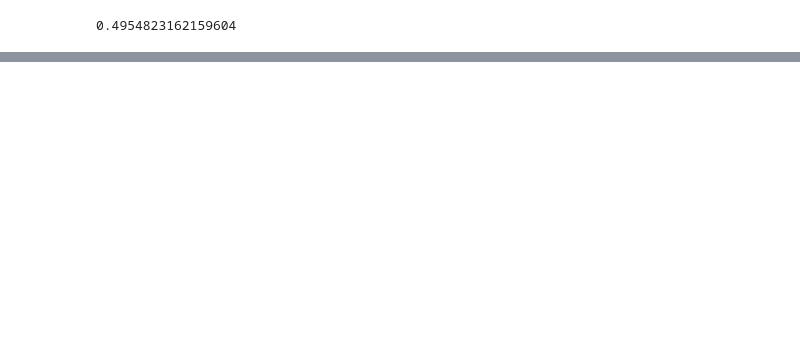
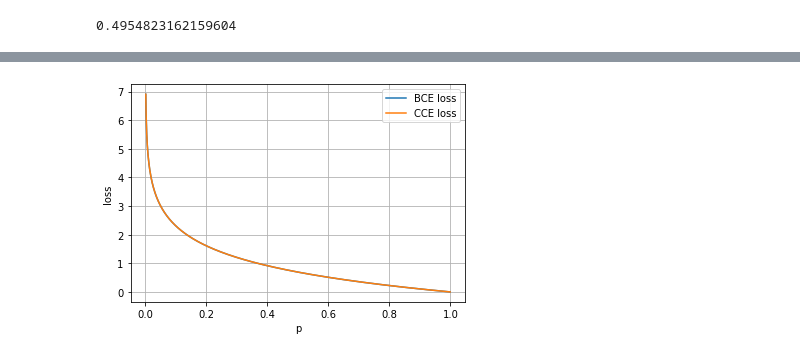
Before and after one commit to AI-Huang/deeplearning_basics, a Jupyter notebook: math/loss_functions_test.ipynb, the cells around one changed output, grey strips where cells are left out. Drawn from its saved outputs; the diff is of its cells as text; code cells hidden in the pictures; blank space fills up the shorter version.

```diff
--- a/math/loss_functions_test.ipynb
+++ b/math/loss_functions_test.ipynb
@@ -78,0 +74,19 @@ plt.grid()
+# %%
+y_true = np.asarray([1.])
+p = np.linspace(0.001, 0.999, 1000)
+bce_loss = np.zeros(p.shape[0])
+cce_loss = np.zeros(p.shape[0])
+for i, _p in enumerate(p):
+    logits = np.asarray(_p) # [_p, 1-_p]
+    bce_loss[i] = binary_cross_entropy(y_true, logits)
+    cce_loss[i] = cross_entropy(y_true, logits)
+# cce_loss2 = 2 * cce_loss
+plt.plot(p, bce_loss, label="BCE loss")
+plt.plot(p, cce_loss, label="CCE loss")
+# plt.plot(p, cce_loss2, label="CCE loss x 2")
+plt.xlabel("p")
+plt.ylabel("loss")
+plt.legend()
+plt.grid()
+# %% [output]
+[figure, added]
```
Also changed, not shown: parts of 12 cells of this notebook, 22 other files.
